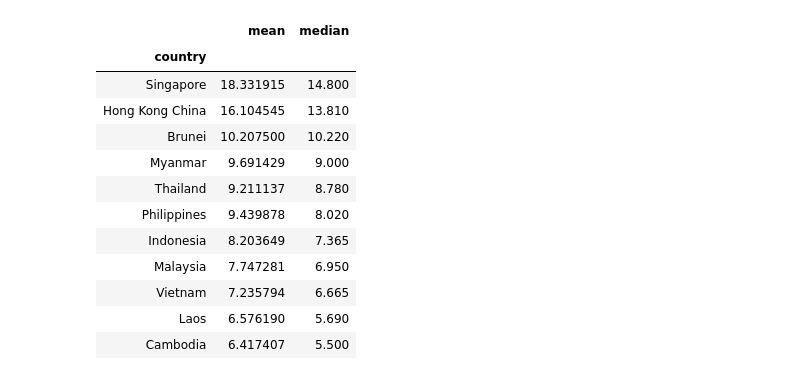
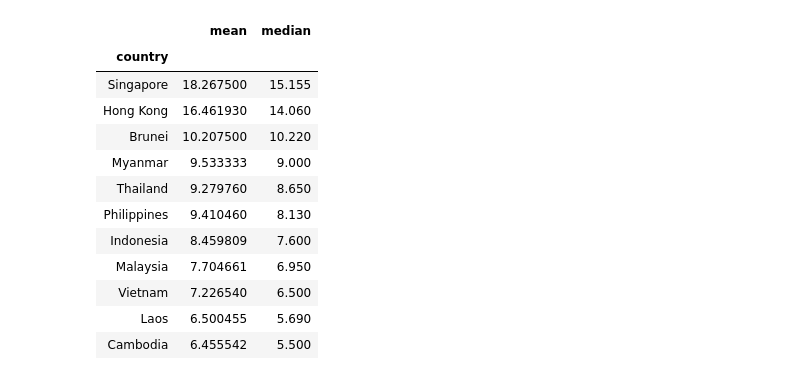
Before and after one commit to zackzbar/Hostelworld_webscraping, a Jupyter notebook: scripts/first.ipynb, the cells around one changed output. Cells and saved outputs as stored; diff of their text form; code cells hidden in the pictures.

```diff
--- a/scripts/first.ipynb
+++ b/scripts/first.ipynb
@@ -9,5 +14,7 @@ pd.set_option('display.min_rows', 999)
 # %%
 mains = ['name','kind','city','country','price','reviews','rating_cat','rating','value']
+# %%
+full['country'] = full['country'].replace('Hong Kong China', 'Hong Kong')
 # %%
 # COUNTING THE FULL DATASET
 # %%
@@ -34,18 +41,19 @@ plt.show()
 # %%
 # MEASURES OF CENTRALITY FOR EACH COUNTRY, VARIOUS COLUMNS
 # %%
-full[full['reviews']>25].groupby('country')['price'].agg(['mean','median']).sort_values(by='median',ascending=False)
+price_med = full[full['reviews']>20].groupby('country')['price'].agg(['mean','median']).sort_values(by='median',ascending=False)
+price_med
 # %% [output]
 |  | mean | median |
 | country |  |  |
-| Singapore | 18.331915 | 14.800 |
-| Hong Kong China | 16.104545 | 13.810 |
+| Singapore | 18.267500 | 15.155 |
+| Hong Kong | 16.461930 | 14.060 |
 | Brunei | 10.207500 | 10.220 |
-| Myanmar | 9.691429 | 9.000 |
-| Thailand | 9.211137 | 8.780 |
-| Philippines | 9.439878 | 8.020 |
-| Indonesia | 8.203649 | 7.365 |
-| Malaysia | 7.747281 | 6.950 |
-| Vietnam | 7.235794 | 6.665 |
-| Laos | 6.576190 | 5.690 |
-| Cambodia | 6.417407 | 5.500 |
+| Myanmar | 9.533333 | 9.000 |
+| Thailand | 9.279760 | 8.650 |
+| Philippines | 9.410460 | 8.130 |
+| Indonesia | 8.459809 | 7.600 |
+| Malaysia | 7.704661 | 6.950 |
+| Vietnam | 7.226540 | 6.500 |
+| Laos | 6.500455 | 5.690 |
+| Cambodia | 6.455542 | 5.500 |
```
Also changed, not shown: parts of 20 cells of this notebook.
